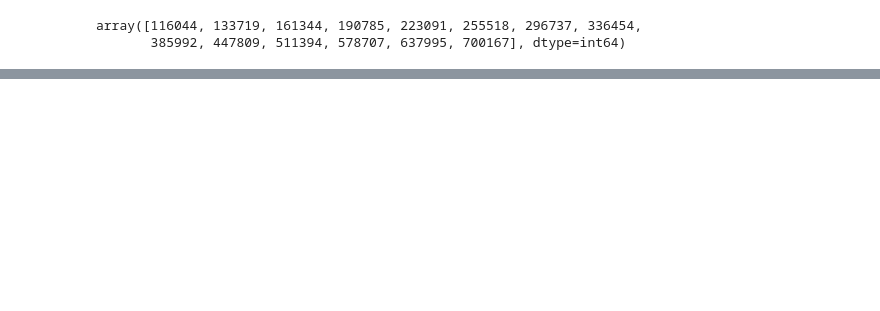
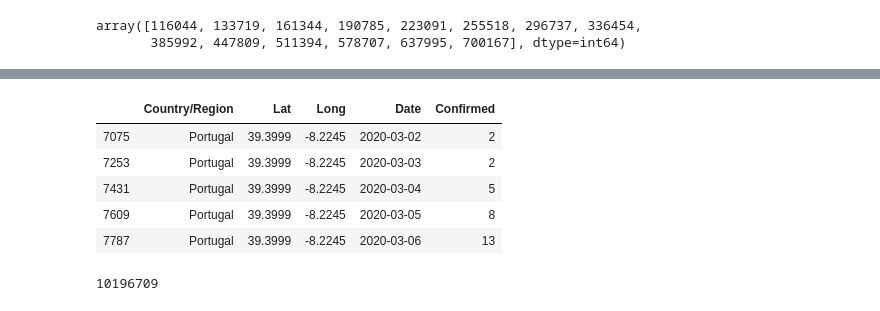
Before and after one commit to Aveek-Saha/CovidAnalysis, a Jupyter notebook: LSTM_modeling.ipynb, the cells around one changed output, grey strips where cells are left out. Saved outputs shown, nothing was run; the diff lists cells and outputs as text; code cells hidden in the pictures; blank space fills up the shorter version.

```diff
--- a/LSTM_modeling.ipynb
+++ b/LSTM_modeling.ipynb
@@ -267,0 +295,19 @@ RMSLE =  0.02205336550395738
+# %%
+country ='Portugal'
+# %%
+temp = df_c[df_c['Country/Region'] == country]
+temp = temp[temp['Confirmed'] > 0].fillna(0)
+# temp = temp[temp['Confirmed'] > 0].diff().fillna(0)
+temp.head()
+# %% [output]
+|  | Country/Region | Lat | Long | Date | Confirmed |
+| 7075 | Portugal | 39.3999 | -8.2245 | 2020-03-02 | 2 |
+| 7253 | Portugal | 39.3999 | -8.2245 | 2020-03-03 | 2 |
+| 7431 | Portugal | 39.3999 | -8.2245 | 2020-03-04 | 5 |
+| 7609 | Portugal | 39.3999 | -8.2245 | 2020-03-05 | 8 |
+| 7787 | Portugal | 39.3999 | -8.2245 | 2020-03-06 | 13 |
+# %%
+N = int(pop[pop['Name'] == country]['Population'])
+N
+# %% [output]
+10196709
```
Also changed, not shown: parts of 16 cells of this notebook, 3 other files.
